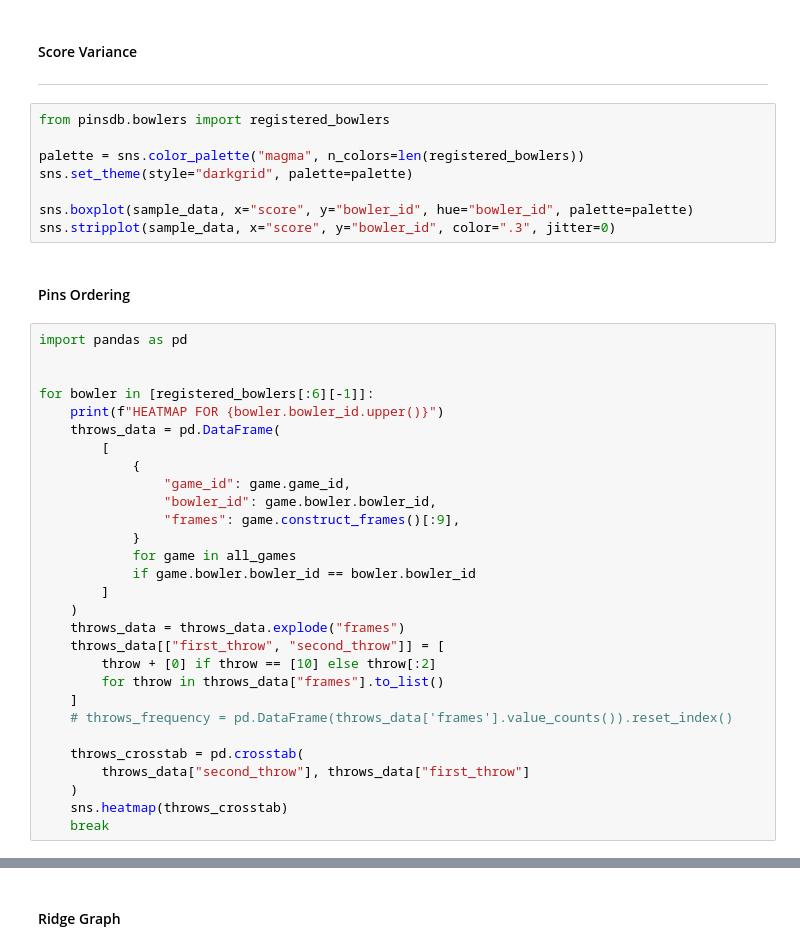
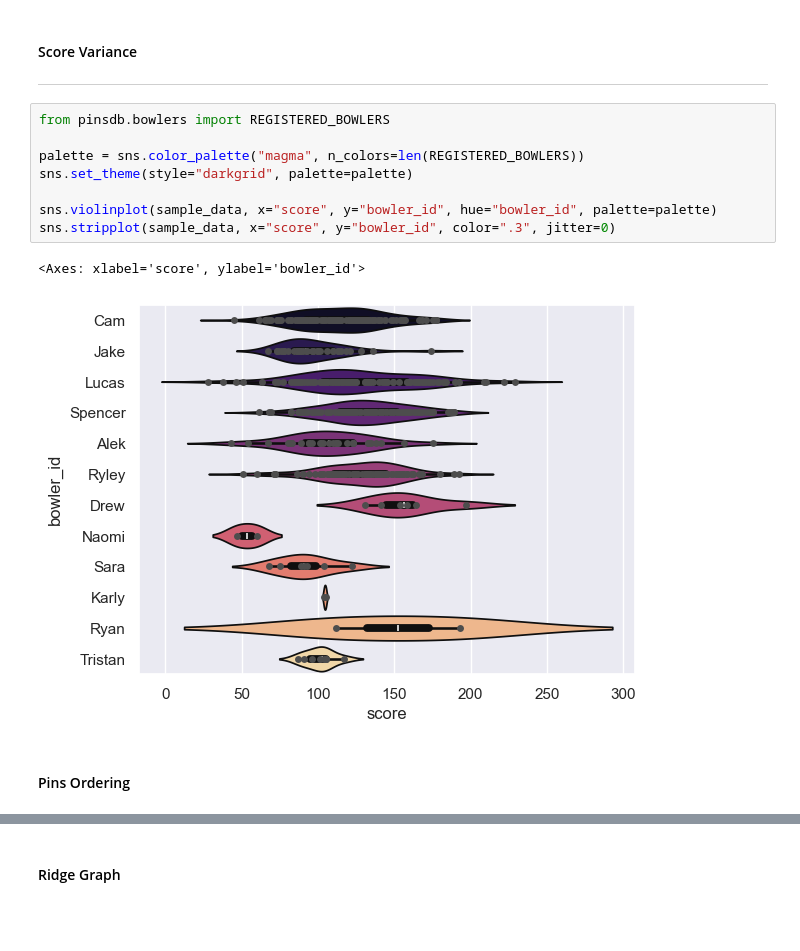
Before and after one commit to lucas-nelson-uiuc/pinsdb, a Jupyter notebook: test.ipynb, the cells around one changed output, grey strips where cells are left out. Cells and saved outputs as stored; diff of their text form; blank space fills up the shorter version.

```diff
--- a/test.ipynb
+++ b/test.ipynb
@@ -247,41 +230,15 @@ sns.displot(sample_data, x="score", hue="bowler_id", stat="count", kind="ecdf")
 #### Score Variance
 ---
 # %%
-from pinsdb.bowlers import registered_bowlers
+from pinsdb.bowlers import REGISTERED_BOWLERS
 
-palette = sns.color_palette("magma", n_colors=len(registered_bowlers))
+palette = sns.color_palette("magma", n_colors=len(REGISTERED_BOWLERS))
 sns.set_theme(style="darkgrid", palette=palette)
 
-sns.boxplot(sample_data, x="score", y="bowler_id", hue="bowler_id", palette=palette)
+sns.violinplot(sample_data, x="score", y="bowler_id", hue="bowler_id", palette=palette)
 sns.stripplot(sample_data, x="score", y="bowler_id", color=".3", jitter=0)
+# %% [output]
+<Axes: xlabel='score', ylabel='bowler_id'>
+[figure, added]
 # %% [markdown]
 #### Pins Ordering
-# %%
-import pandas as pd
-
-
-for bowler in [registered_bowlers[:6][-1]]:
-    print(f"HEATMAP FOR {bowler.bowler_id.upper()}")
-    throws_data = pd.DataFrame(
-        [
-            {
-                "game_id": game.game_id,
-                "bowler_id": game.bowler.bowler_id,
-                "frames": game.construct_frames()[:9],
-            }
-            for game in all_games
-            if game.bowler.bowler_id == bowler.bowler_id
-        ]
-    )
-    throws_data = throws_data.explode("frames")
-    throws_data[["first_throw", "second_throw"]] = [
-        throw + [0] if throw == [10] else throw[:2]
-        for throw in throws_data["frames"].to_list()
-    ]
-    # throws_frequency = pd.DataFrame(throws_data['frames'].value_counts()).reset_index()
-
-    throws_crosstab = pd.crosstab(
-        throws_data["second_throw"], throws_data["first_throw"]
-    )
-    sns.heatmap(throws_crosstab)
-    break
```
Also changed, not shown: parts of 18 cells of this notebook, 11 other files.
